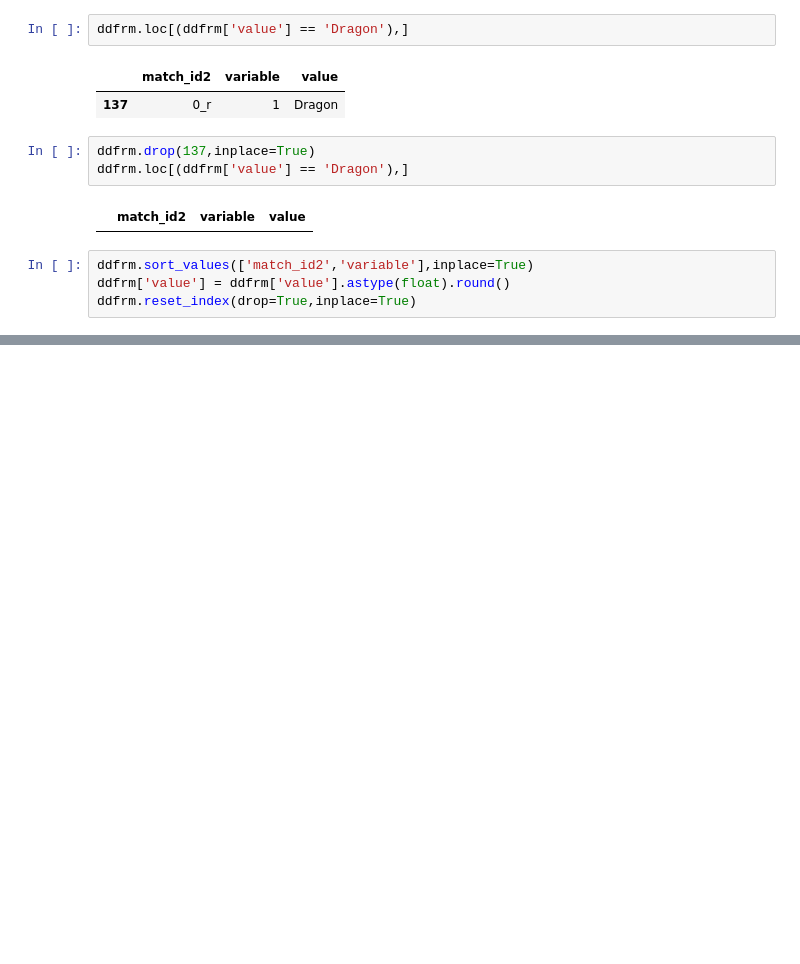
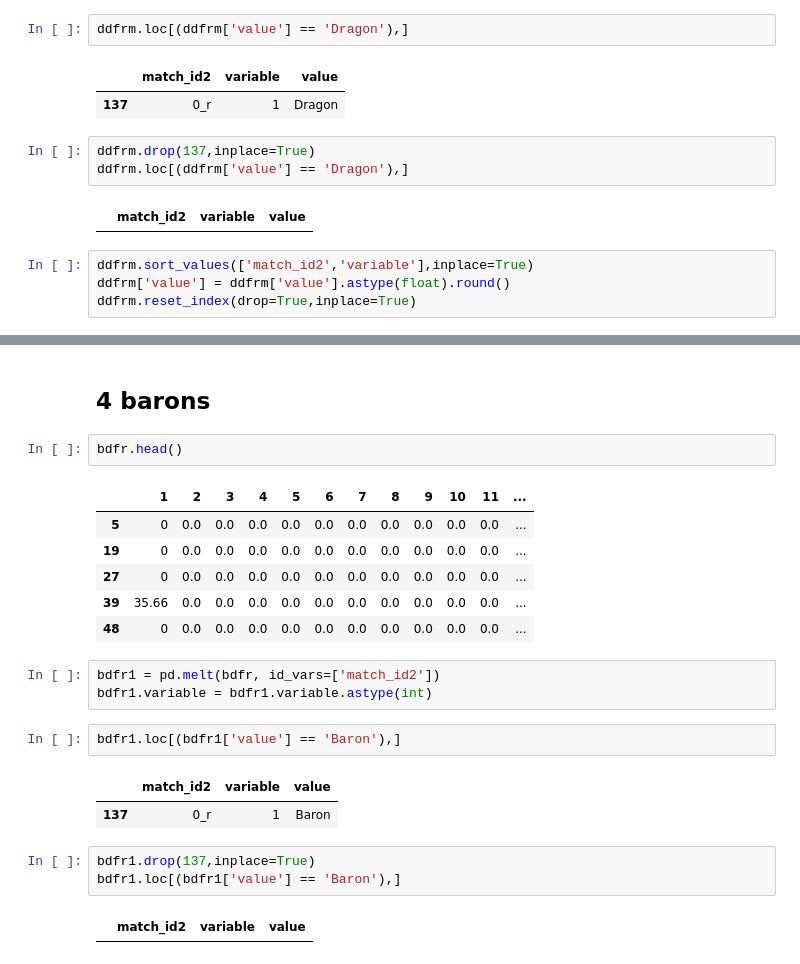
Before and after one commit to MPhillips55/Capstone_Project_2_League_of_Legends, a Jupyter notebook: Machine_Learning/Feature Generation .ipynb, the cells around one changed output, grey strips where cells are left out. Cells and saved outputs as stored; diff of their text form; blank space fills up the shorter version.

```diff
--- a/Machine_Learning/Feature Generation .ipynb
+++ b/Machine_Learning/Feature Generation .ipynb
@@ -859,0 +904,24 @@ ddfbm.head()
+# %% [markdown]
+## 4 barons
+# %%
+bdfr.head()
+# %% [output]
+|  | 1 | 2 | 3 | 4 | 5 | 6 | 7 | 8 | 9 | 10 | 11 | ... |
+| 5 | 0 | 0.0 | 0.0 | 0.0 | 0.0 | 0.0 | 0.0 | 0.0 | 0.0 | 0.0 | 0.0 | ... |
+| 19 | 0 | 0.0 | 0.0 | 0.0 | 0.0 | 0.0 | 0.0 | 0.0 | 0.0 | 0.0 | 0.0 | ... |
+| 27 | 0 | 0.0 | 0.0 | 0.0 | 0.0 | 0.0 | 0.0 | 0.0 | 0.0 | 0.0 | 0.0 | ... |
+| 39 | 35.66 | 0.0 | 0.0 | 0.0 | 0.0 | 0.0 | 0.0 | 0.0 | 0.0 | 0.0 | 0.0 | ... |
+| 48 | 0 | 0.0 | 0.0 | 0.0 | 0.0 | 0.0 | 0.0 | 0.0 | 0.0 | 0.0 | 0.0 | ... |
+# %%
+bdfr1 = pd.melt(bdfr, id_vars=['match_id2'])
+bdfr1.variable = bdfr1.variable.astype(int)
+# %%
+bdfr1.loc[(bdfr1['value'] == 'Baron'),]
+# %% [output]
+|  | match_id2 | variable | value |
+| 137 | 0_r | 1 | Baron |
+# %%
+bdfr1.drop(137,inplace=True)
+bdfr1.loc[(bdfr1['value'] == 'Baron'),]
+# %% [output]
+|  | match_id2 | variable | value |
```
Also changed, not shown: parts of 64 cells of this notebook.
